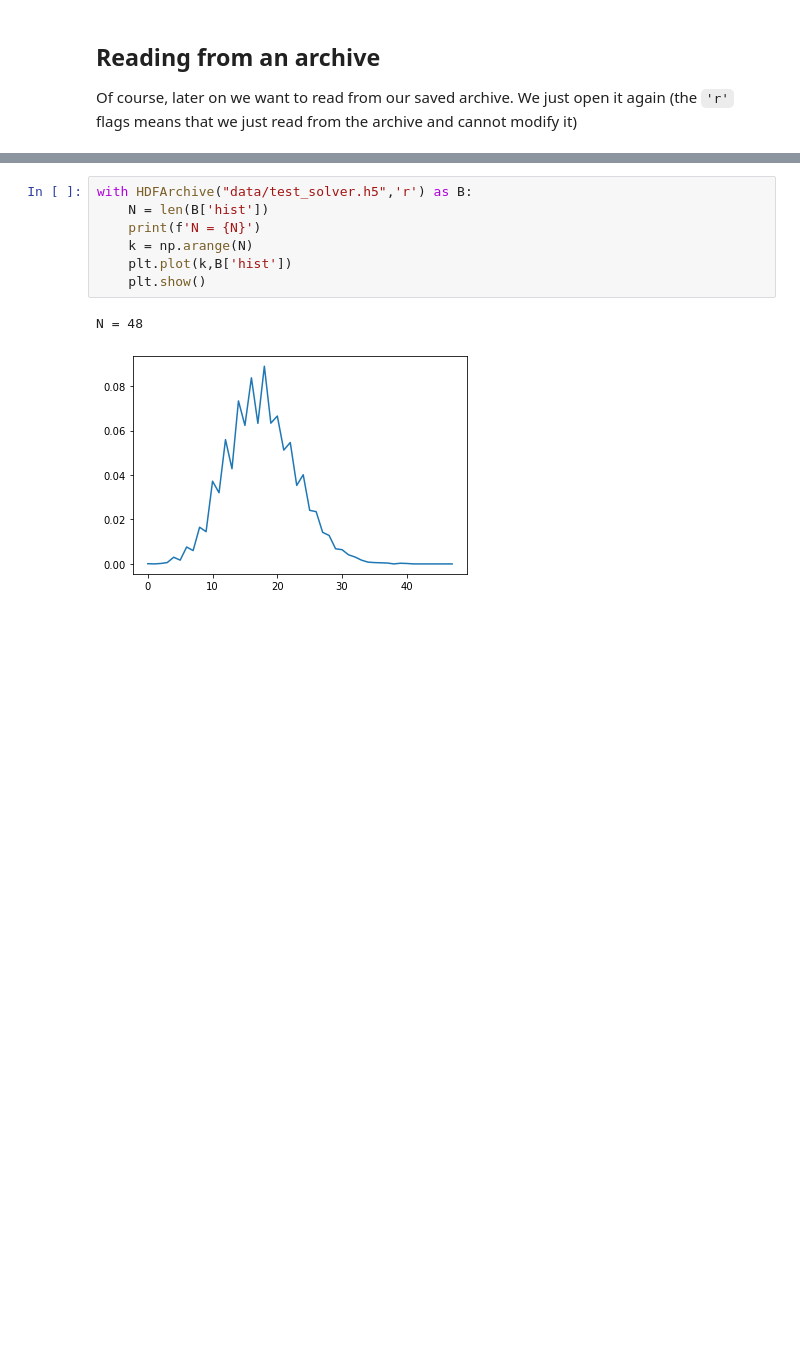
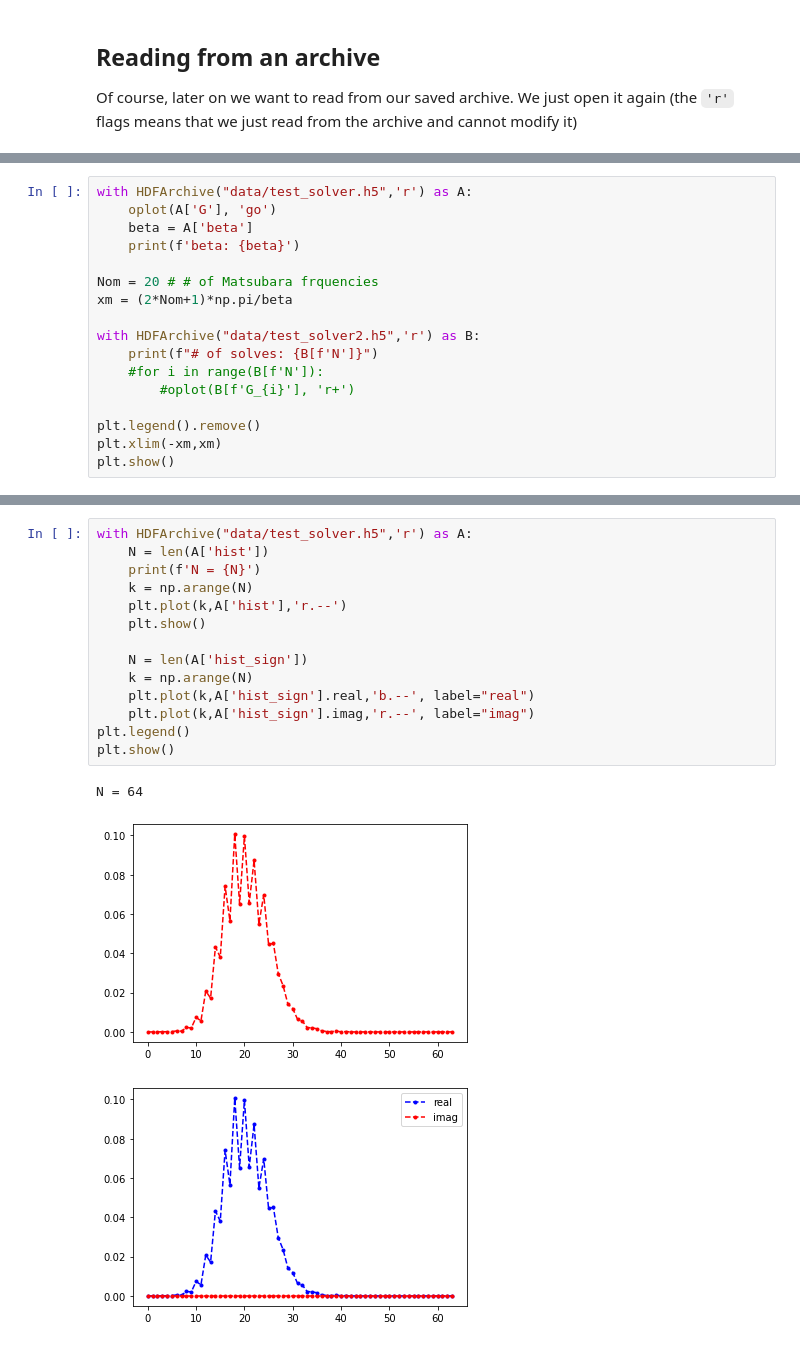
Before and after one commit to adrien-c-lopez/ctint_tutorial, a Jupyter notebook: examples/analysis.ipynb, the cells around one changed output, grey strips where cells are left out. Saved outputs shown, nothing was run; the diff lists cells and outputs as text; blank space fills up the shorter version.

Commit message:
stable, histogram ok, gf nok, det instability

```diff
--- a/examples/analysis.ipynb
+++ b/examples/analysis.ipynb
@@ -28,0 +31,17 @@ plt.show()
+# %%
+with HDFArchive("data/test_solver.h5",'r') as A:
+    oplot(A['G'], 'go')
+    beta = A['beta']
+    print(f'beta: {beta}')
+
+Nom = 20 # # of Matsubara frquencies
+xm = (2*Nom+1)*np.pi/beta
+
+with HDFArchive("data/test_solver2.h5",'r') as B:
+    print(f"# of solves: {B[f'N']}")
+    #for i in range(B[f'N']):
+        #oplot(B[f'G_{i}'], 'r+')
+
+plt.legend().remove()
+plt.xlim(-xm,xm)
+plt.show()
@@ -29,10 +52,18 @@ plt.show()
 # %%
-with HDFArchive("data/test_solver.h5",'r') as B:
-    N = len(B['hist'])
+with HDFArchive("data/test_solver.h5",'r') as A:
+    N = len(A['hist'])
     print(f'N = {N}')
     k = np.arange(N)
-    plt.plot(k,B['hist'])
+    plt.plot(k,A['hist'],'r.--')
     plt.show()
+
+    N = len(A['hist_sign'])
+    k = np.arange(N)
+    plt.plot(k,A['hist_sign'].real,'b.--', label="real")
+    plt.plot(k,A['hist_sign'].imag,'r.--', label="imag")
+plt.legend()
+plt.show()
 # %% [output]
-N = 48
+N = 64
-[figure, old version]
+[figure, new version]
+[figure, added]
```
Also changed, not shown: parts of 9 cells of this notebook, 8 other files.
